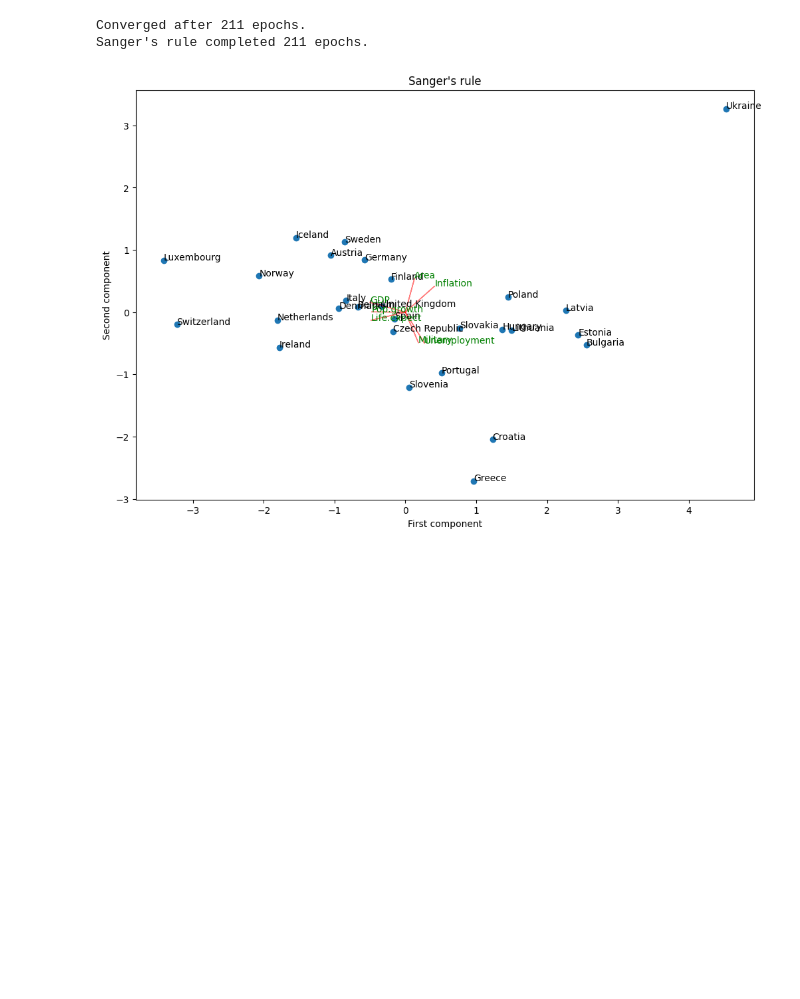
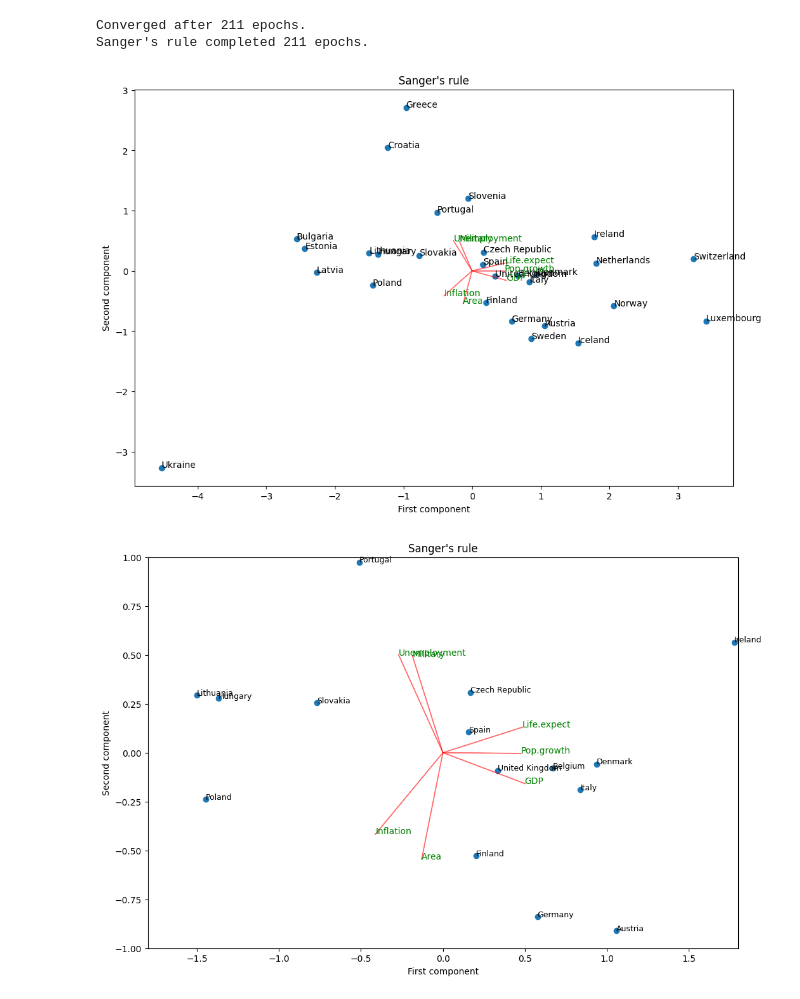
Before and after one commit to cijjas/sia, a Jupyter notebook: tp4/src/ej1.2_pca_vs_oja_adaptative_eta.ipynb, the cells around one changed output. Saved outputs shown, nothing was run; the diff lists cells and outputs as text; code cells hidden in the pictures; blank space fills up the shorter version.

Commit message:
Chore: More graphics for oja

```diff
--- a/tp4/src/ej1.2_pca_vs_oja_adaptative_eta.ipynb
+++ b/tp4/src/ej1.2_pca_vs_oja_adaptative_eta.ipynb
@@ -178,31 +204,72 @@ sanger_weights = sanger.fit(data.values, epochs=10000)
 
 # Get the first two components of Sanger
 sanger_lodaings_pc1 = sanger_weights[0]
 sanger_lodaings_pc2 = sanger_weights[1]
+
+# invert the signs of the components to match the PCA components
+if np.corrcoef(components_pca[:, 0], np.dot(data.values, sanger_lodaings_pc1))[0, 1] < 0:
+    sanger_lodaings_pc1 = -sanger_lodaings_pc1
+
+if np.corrcoef(components_pca[:, 1], np.dot(data.values, sanger_lodaings_pc2))[0, 1] < 0:
+    sanger_lodaings_pc2 = -sanger_lodaings_pc2
 
 # get the first two components of the data
 sanger_component1 = np.dot(data.values, sanger_lodaings_pc1)
 sanger_component2 = np.dot(data.values, sanger_lodaings_pc2)
 
 plt.figure(figsize=(12, 8))
 
 plt.scatter(sanger_component1, sanger_component2)
 plt.xlabel("First component")
 plt.ylabel("Second component")
 plt.title("Sanger's rule")
 
 # Add country names to the dots
 for i, country in enumerate(countries):
     plt.text(sanger_component1[i], sanger_component2[i], country)
 
 # plot the loadings
 features = full_data.columns[1:]
 for i, feature in enumerate(full_data.columns[1:]):
     plt.arrow(0, 0, sanger_lodaings_pc1[i], sanger_lodaings_pc2[i], color="red", alpha=0.5)
     plt.text(sanger_lodaings_pc1[i], sanger_lodaings_pc2[i], features[i], color="green")
 
 plt.show()
+
+
+# we zoom in the plot
+# Filter the data to include only points within the specified limits
+
+x1, x2, y1, y2 = -1.8, 1.8, -1, 1
+filtered_indices = (sanger_component1 >= x1) & (sanger_component1 <= x2) & (sanger_component2 >= y1) & (sanger_component2 <= y2)
+filtered_sanger_component1 = sanger_component1[filtered_indices]
+filtered_sanger_component2 = sanger_component2[filtered_indices]
+filtered_countries = full_data.iloc[filtered_indices, 0].values  # Assuming the first column contains country names
+
+plt.figure(figsize=(12, 8))  # Increase the figure size
+
+plt.scatter(filtered_sanger_component1, filtered_sanger_component2)
+plt.xlabel("First component")
+plt.ylabel("Second component")
+plt.title("Sanger's rule")
+
+# Add country names to the dots
+for i in range(len(filtered_countries)):
+    plt.text(filtered_sanger_component1[i], filtered_sanger_component2[i], filtered_countries[i], fontsize=9)
+
+# We plot the loadings
+for i in range(len(features)):
+    if x1 <= sanger_lodaings_pc1[i] <= x2 and y1 <= sanger_lodaings_pc2[i] <= y2:
+        plt.arrow(0, 0, sanger_lodaings_pc1[i], sanger_lodaings_pc2[i], color='r', alpha=0.5)
+        plt.text(sanger_lodaings_pc1[i], sanger_lodaings_pc2[i], features[i], color='g')
+
+# Set the x and y limits
+plt.xlim(x1, x2)
+plt.ylim(y1, y2)
+
+plt.show()
 # %% [output]
 Converged after 211 epochs.
 Sanger's rule completed 211 epochs.
-[figure, old version]
+[figure, new version]
+[figure, added]
```
Also changed, not shown: parts of 3 cells of this notebook, 1 other file.
